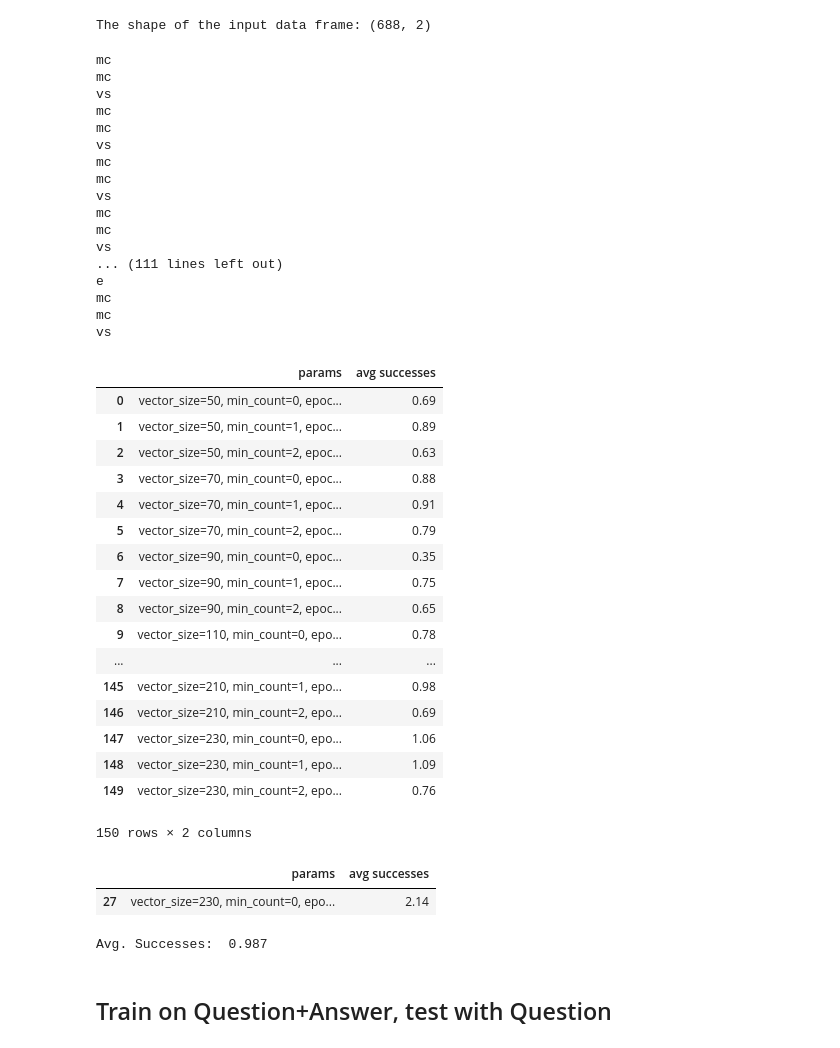
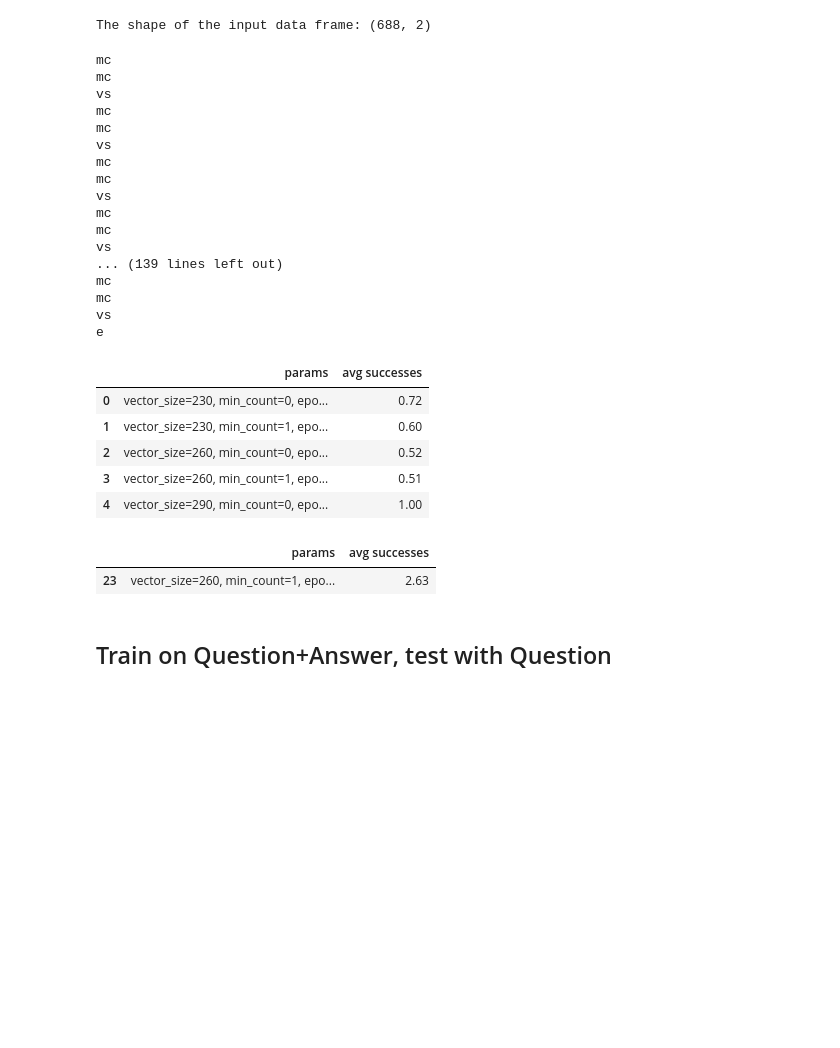
Before and after one commit to willtscott/inquire-boulder-chatbot, a Jupyter notebook: notebooks/faq-chatbot-sandbox.ipynb, the cells around one changed output. Saved outputs shown, nothing was run; the diff lists cells and outputs as text; code cells hidden in the pictures; blank space fills up the shorter version.

```diff
--- a/notebooks/faq-chatbot-sandbox.ipynb
+++ b/notebooks/faq-chatbot-sandbox.ipynb
@@ -296,6 +296,7 @@ def test_d2v(test_sample):
     return model.docvecs.most_similar(positive=[new_doc_vec])
 # %%
 def respond_d2v(row):
+    """Passes parameter row of test dataframe to Doc2Vec prediction function and returns row with results added."""
     query = row.test_question.strip()
 
     sims = test_d2v(query)
@@ -321,15 +322,15 @@ docLabels = list(sample['question'])
 data = list(sample['answer'])
 sentences = TaggedDocumentIterator(data, docLabels)
 # %%
+# This is a simple gridsearch-like process to automate parameter testing.
 runs = 100
 res = pd.DataFrame(columns=['params', 'avg successes'])
-
 e = 2
 for i in range(5):
     v_s = 230
     for j in range(10):
         m_c = 0
-        for k in range(2):
+        for k in range(3):
             model = Doc2Vec(vector_size=v_s, min_count=m_c, epochs=e)
             model.build_vocab(sentences)
             model.train(sentences,total_examples=model.corpus_count, epochs=model.epochs)
@@ -360,34 +361,22 @@ vs
 mc
 mc
 vs
-... (111 lines left out)
-e
+... (139 lines left out)
 mc
 mc
 vs
+e
 # %%
-res
+res.head()
 # %% [output]
 |  | params | avg successes |
-| 0 | vector_size=50, min_count=0, epoc... | 0.69 |
-| 1 | vector_size=50, min_count=1, epoc... | 0.89 |
-| 2 | vector_size=50, min_count=2, epoc... | 0.63 |
-| 3 | vector_size=70, min_count=0, epoc... | 0.88 |
-| 4 | vector_size=70, min_count=1, epoc... | 0.91 |
-| 5 | vector_size=70, min_count=2, epoc... | 0.79 |
-| 6 | vector_size=90, min_count=0, epoc... | 0.35 |
-| 7 | vector_size=90, min_count=1, epoc... | 0.75 |
-| 8 | vector_size=90, min_count=2, epoc... | 0.65 |
-| 9 | vector_size=110, min_count=0, epo... | 0.78 |
-| ... | ... | ... |
-| 145 | vector_size=210, min_count=1, epo... | 0.98 |
-| 146 | vector_size=210, min_count=2, epo... | 0.69 |
-| 147 | vector_size=230, min_count=0, epo... | 1.06 |
-| 148 | vector_size=230, min_count=1, epo... | 1.09 |
-| 149 | vector_size=230, min_count=2, epo... | 0.76 |
+| 0 | vector_size=230, min_count=0, epo... | 0.72 |
+| 1 | vector_size=230, min_count=1, epo... | 0.60 |
+| 2 | vector_size=260, min_count=0, epo... | 0.52 |
+| 3 | vector_size=260, min_count=1, epo... | 0.51 |
+| 4 | vector_size=290, min_count=0, epo... | 1.00 |
-150 rows × 2 columns
 # %%
 res[res['avg successes'] == max(res['avg successes'])]
 # %% [output]
 |  | params | avg successes |
-| 27 | vector_size=230, min_count=0, epo... | 2.14 |
+| 23 | vector_size=260, min_count=1, epo... | 2.63 |
@@ -398,9 +418,0 @@ model.train(sentences,total_examples=model.corpus_count, epochs=model.epochs)
-# %%
-runs = 1000
-avg = 0
-for i in range(runs):
-    t = test.apply(respond_d2v, axis=1)
-    avg += sum(t.success)
-print('Avg. Successes: ', avg / runs)
-# %% [output]
-Avg. Successes:  0.987
```
Also changed, not shown: parts of 5 cells of this notebook.
